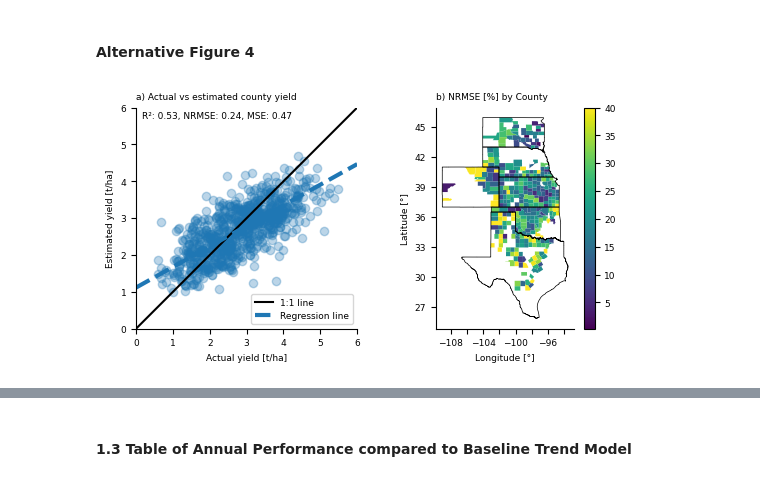
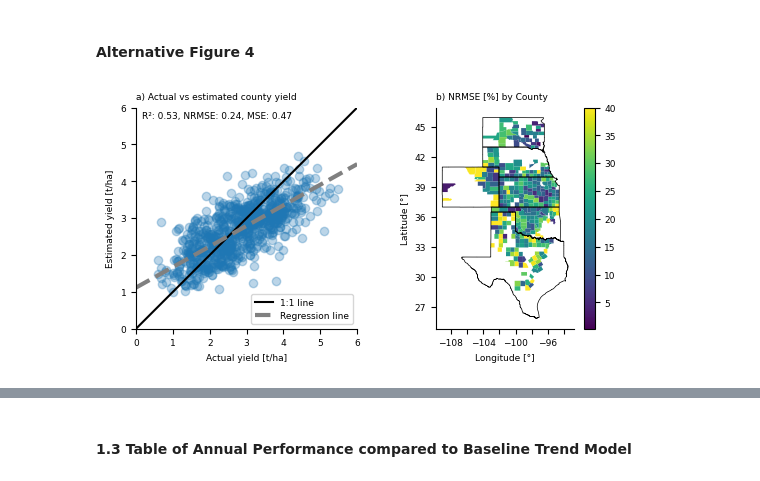
Before and after one commit to ellaampy/seasonal-yield-forecast, a Jupyter notebook: analyse_performance.ipynb, the cells around one changed output, grey strips where cells are left out. Drawn from its saved outputs; the diff is of its cells as text; code cells hidden in the pictures.

```diff
--- a/analyse_performance.ipynb
+++ b/analyse_performance.ipynb
@@ -41,7 +41,7 @@ time_step_to_date = {
 type = "test" # one of val or test
 truncation = "3_23" # one of the truncation_to_date keys
 
-pred_true = pd.read_csv("data/results_US/truncation/{}_y_true_y_pred_timesteps_{}.csv".format(type, truncation)).drop(columns=["Unnamed: 0"])
+pred_true = pd.read_csv("data/results/truncation/{}_y_true_y_pred_timesteps_{}.csv".format(type, truncation)).drop(columns=["Unnamed: 0"])
 features = pd.read_csv('C:/Users/Max Zachow/OneDrive - TUM/Dokumente/GitHub/seasonal-yield-forecast/data/preprocessed/US/cy_bench_16daybins_wheat_US_v8.csv')
 yield_df = pd.read_csv('C:/Users/Max Zachow/OneDrive - TUM/Dokumente/GitHub/seasonal-yield-forecast/data/CY-Bench/US/wheat/yield_wheat_US.csv')
 us_shape = gpd.read_file("data/shapefiles/US/tl_2023_us_county.shp")
@@ -235,7 +235,7 @@ axd["left"].plot([0, 6], [0, 6], "black", label="1:1 line")
 axd["left"].set_aspect('equal', adjustable='box')
 axd["left"].scatter(xy["yield"], xy["y_pred"], alpha=0.3)
 slope, bias = np.polyfit(xy["yield"], xy["y_pred"], 1)
-axd["left"].plot([0, 6], [bias, slope * 6 + bias], color='C0', linewidth=3, linestyle="--", label="Regression line")
+axd["left"].plot([0, 6], [bias, slope * 6 + bias], color='grey', linewidth=3, linestyle="--", label="Regression line")
 axd["left"].legend(loc="lower right", fontsize=fontsize)
 axd["left"].set_xlim(0, 6)
 axd["left"].set_ylim(0, 6)
@@ -246,32 +246,32 @@ axd["left"].set_title("a) Actual vs estimated county yield", loc="left", fontsiz
 axd["left"].set_xlabel("Actual yield [t/ha]", fontsize=fontsize)
 axd["left"].set_ylabel("Estimated yield [t/ha]", fontsize=fontsize)
 axd["left"].set_box_aspect(1)  # Ensure the plot is quadratic
 
 
 # Compute the metrics for county-level data
 r2 = round(r2_score(xy["yield"], xy["y_pred"]), 2)
 nrmse = round(root_mean_squared_error(xy["yield"], xy["y_pred"]) / xy["yield"].mean(), 2)
 mse = round(np.mean((xy["yield"] - xy["y_pred"])**2), 2)
 
 # Add text with metrics to the plot
 axd["left"].text(0.15, 5.7, f"R²: {r2}, NRMSE: {nrmse}, MSE: {mse}", fontsize=fontsize)
 
 # Plot for county-level data on axd["right"]
 rmse_gdf.plot(column='NRMSE', cmap='viridis', vmax=40, legend=True, ax=axd["right"])
 us_states.plot(facecolor="none", edgecolor='black', linewidth=0.5, ax=axd["right"])
 axd["right"].set_title('b) NRMSE [%] by County', loc='left', fontsize=fontsize)
 axd["right"].spines['top'].set_visible(False)
 axd["right"].spines['right'].set_visible(False)
 axd["right"].set_xlabel('Longitude [°]', fontsize=fontsize)
 axd["right"].set_ylabel('Latitude [°]', fontsize=fontsize)
 axd["right"].xaxis.set_major_locator(plt.MaxNLocator(integer=True))
 for label in axd["right"].get_xticklabels()[::2]:
     label.set_visible(False)
 axd["right"].yaxis.set_major_locator(plt.MaxNLocator(integer=True))
 axd["right"].tick_params(axis='both', labelsize=fontsize)
 cbar = axd["right"].get_figure().get_axes()[-1]  # Assuming the colorbar is the last axis added
 cbar.tick_params(labelsize=fontsize)
 
-plt.savefig("figure5.png", dpi=300, bbox_inches='tight')
+#plt.savefig("figure5.png", dpi=300, bbox_inches='tight')
 # %% [output]
-[figure, old version]
+[figure, new version]
```
Also changed, not shown: parts of 9 cells of this notebook, 1 other file.
